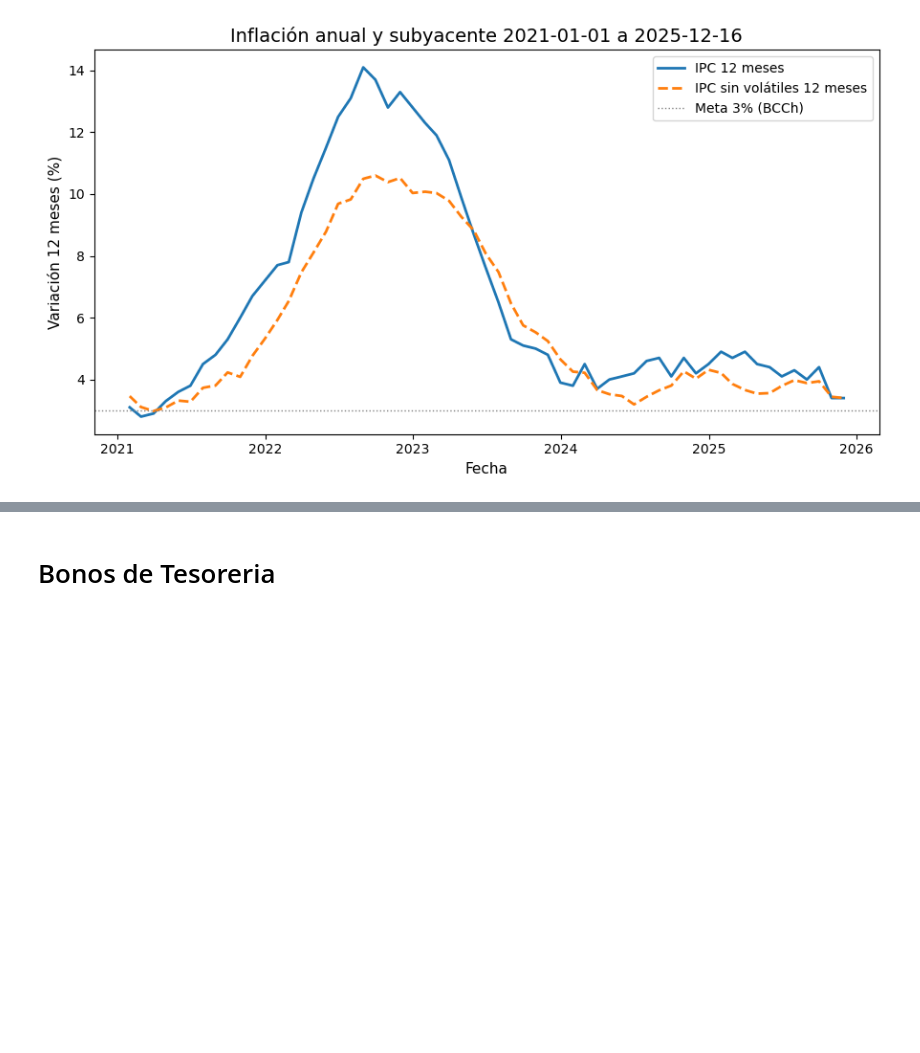
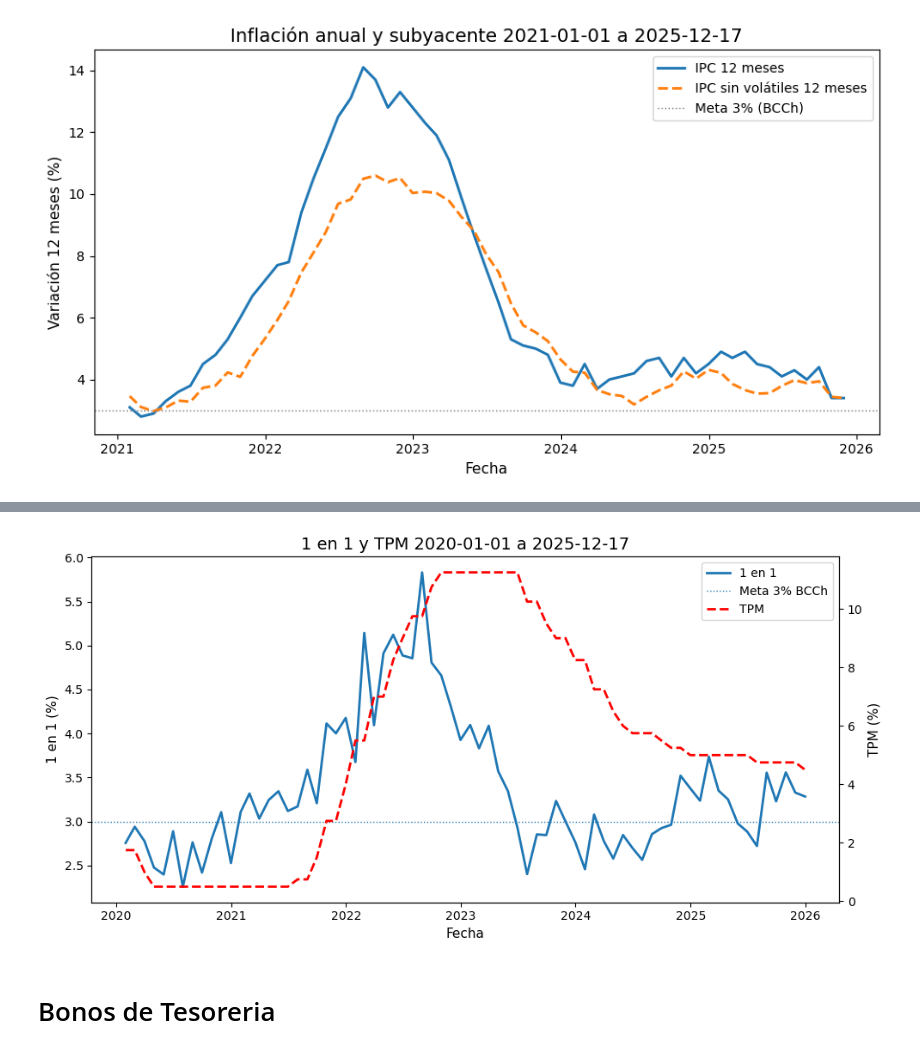
Before and after one commit to Lappiani/Analisis-BD-Banco-Central, a Jupyter notebook: Analisis API.ipynb, the cells around one changed output, grey strips where cells are left out. Drawn from its saved outputs; the diff is of its cells as text; code cells hidden in the pictures; blank space fills up the shorter version.

```diff
--- a/Analisis API.ipynb
+++ b/Analisis API.ipynb
@@ -381,3 +386,89 @@ if __name__ == "__main__":
 57 2025-10-31      3.4    3.441441
 58 2025-11-30      3.4    3.402964
 [figure]
+# %%
+import pandas as pd
+from datetime import datetime
+import matplotlib.pyplot as plt
+import bcchapi   # pip install bcchapi
+
+# =====================================================
+# PARÁMETROS GENERALES
+# =====================================================
+
+USUARIO = "luca.appiani@security.cl"
+CLAVE   = "Security.2024"
+
+SERIE_IPC_12M = "F022.SWFW.TAS.E1X1.Z.Z.D"
+
+# IMPORTANTE: reemplaza por el código TPM correcto en tu Siete
+# Busca en Siete: "TPM" / "Tasa de Política Monetaria"
+SERIE_TPM = "F022.TPM.TIN.D001.NO.Z.D"
+
+# =====================================================
+# FUNCIÓN: DESCARGAR DATA
+# =====================================================
+
+def descargar_ipc_y_tpm(fecha_desde: str, fecha_hasta: str) -> pd.DataFrame:
+    siete = bcchapi.Siete(USUARIO, CLAVE)
+
+    df = siete.cuadro(
+        series=[SERIE_IPC_12M, SERIE_TPM],
+        nombres=["IPC_12m", "TPM"],
+        desde=fecha_desde,
+        hasta=fecha_hasta,
+        frecuencia="M",
+        observado="last"
+    )
+
+    df = df.reset_index().rename(columns={"index": "Fecha"})
+    df["Fecha"] = pd.to_datetime(df["Fecha"])
+
+    # Orden y limpieza mínima
+    df = df.sort_values("Fecha").reset_index(drop=True)
+
+    return df
+
+# =====================================================
+# FUNCIÓN: GRÁFICO (DOBLE EJE)
+# =====================================================
+
+def graficar_ipc_y_tpm(df: pd.DataFrame, titulo_extra: str = ""):
+    fig, ax1 = plt.subplots(figsize=(10, 5))
+
+    # IPC (eje izquierdo)
+    ax1.plot(df["Fecha"], df["IPC_12m"], linewidth=2, label="1 en 1")
+    ax1.axhline(3, linestyle=":", linewidth=1, label="Meta 3% BCCh")
+    ax1.set_xlabel("Fecha", fontsize=11)
+    ax1.set_ylabel("1 en 1 (%)", fontsize=11)
+
+    # TPM (eje derecho)
+    ax2 = ax1.twinx()
+    ax2.plot(df["Fecha"], df["TPM"], linestyle="--", linewidth=2, label="TPM", color = "red")
+    ax2.set_ylabel("TPM (%)", fontsize=11)
+
+    # Título
+    ax1.set_title(f"1 en 1 y TPM {titulo_extra}".strip(), fontsize=14)
+
+    # Leyenda combinada
+    lines1, labels1 = ax1.get_legend_handles_labels()
+    lines2, labels2 = ax2.get_legend_handles_labels()
+    ax1.legend(lines1 + lines2, labels1 + labels2, fontsize=10, loc="best")
+
+    fig.tight_layout()
+    plt.show()
+
+# =====================================================
+# EJEMPLO DE USO
+# =====================================================
+
+if __name__ == "__main__":
+    fecha_desde = "2020-01-01"
+    fecha_hasta = datetime.today().strftime("%Y-%m-%d")
+
+    df = descargar_ipc_y_tpm(fecha_desde, fecha_hasta)
+
+    print(df.tail())
+
+    graficar_ipc_y_tpm(df, titulo_extra=f"{fecha_desde} a {fecha_hasta}")
+# %% [output]
@@ -384,3 +481,4 @@ if __name__ == "__main__":
+[figure, added]
 # %% [markdown]
 # Bonos de Tesoreria
 # %% [markdown]
```
Also changed, not shown: parts of 9 cells of this notebook.
